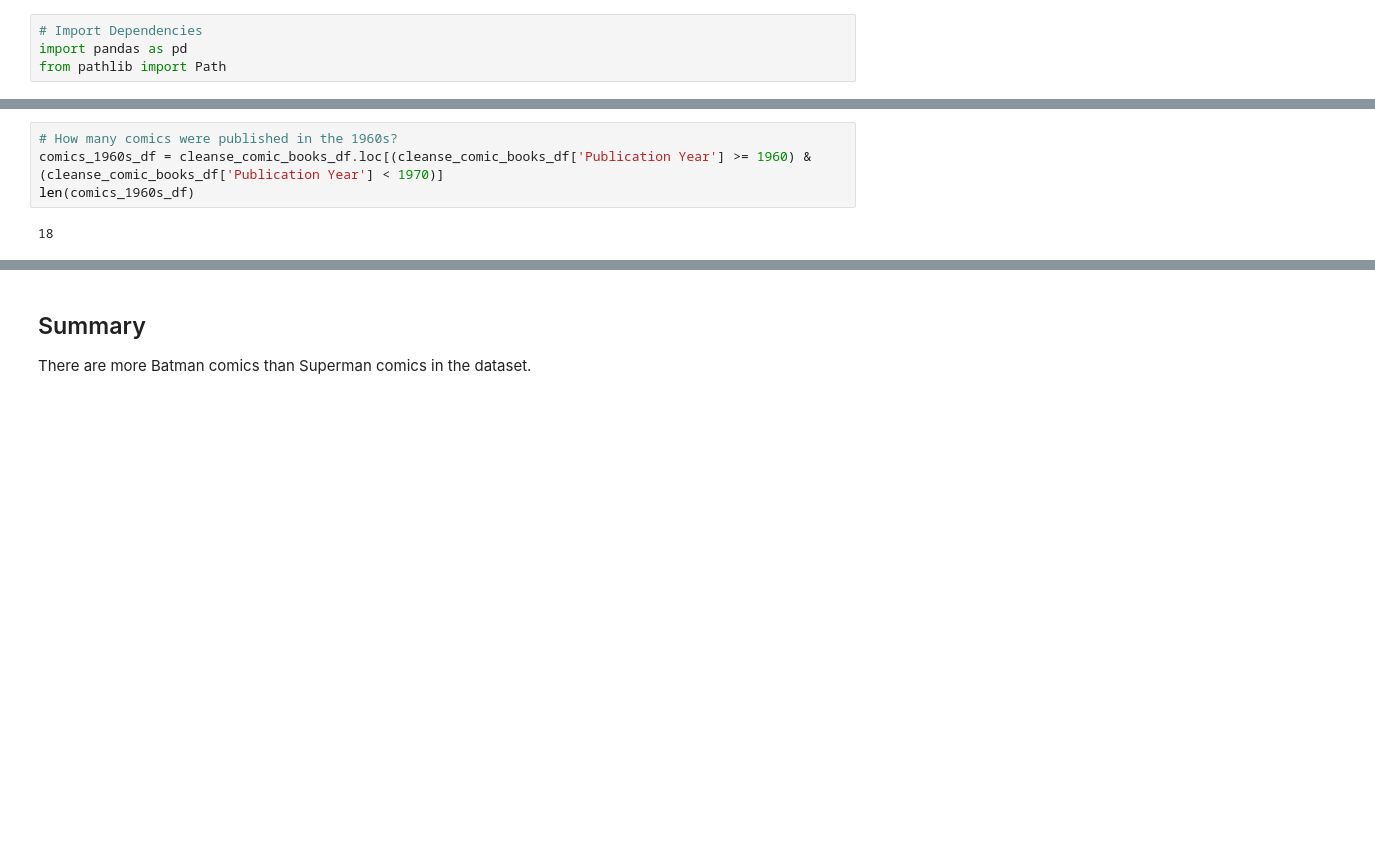
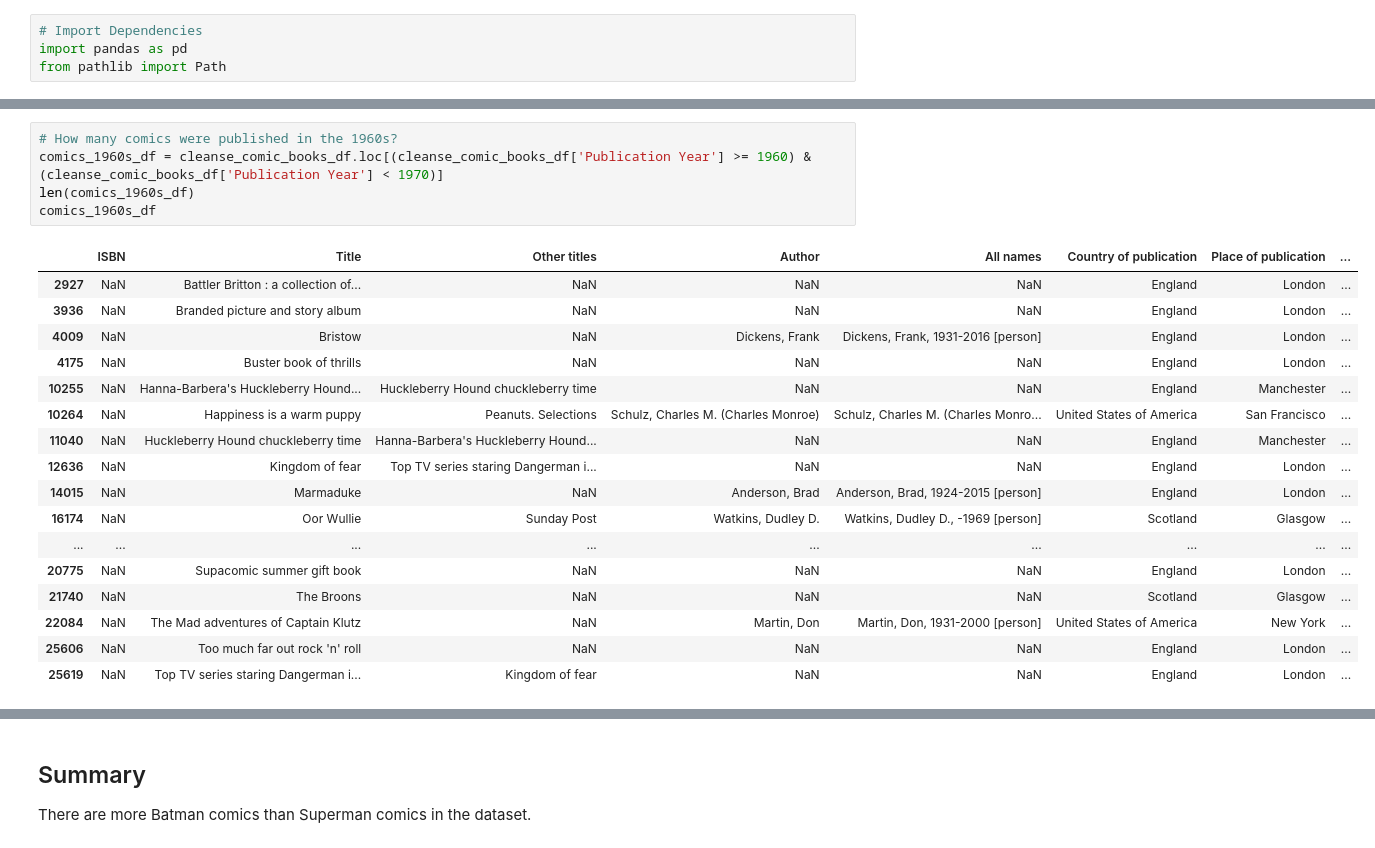
Before and after one commit to juanlavieri/ai-bootcamp-week-4, a Jupyter notebook: M4_Class_1_Activities/08-Stu_Comic_Books_CSV/Unsolved/comic_books.ipynb, the cells around one changed output, grey strips where cells are left out. Drawn from its saved outputs; the diff is of its cells as text; blank space fills up the shorter version.

Commit message:
Fixed the comics exercise

```diff
--- a/M4_Class_1_Activities/08-Stu_Comic_Books_CSV/Unsolved/comic_books.ipynb
+++ b/M4_Class_1_Activities/08-Stu_Comic_Books_CSV/Unsolved/comic_books.ipynb
@@ -16,9 +41,26 @@ cleanse_comic_books_df = cleanse_comic_books_df.rename(columns={"Name": "Author"
 # %%
 # How many comics were published in the 1960s?
 comics_1960s_df = cleanse_comic_books_df.loc[(cleanse_comic_books_df['Publication Year'] >= 1960) & (cleanse_comic_books_df['Publication Year'] < 1970)]
 len(comics_1960s_df)
+comics_1960s_df
 # %% [output]
-18
+|  | ISBN | Title | Other titles | Author | All names | Country of publication | Place of publication | ... |
+| 2927 | NaN | Battler Britton : a collection of... | NaN | NaN | NaN | England | London | ... |
+| 3936 | NaN | Branded picture and story album | NaN | NaN | NaN | England | London | ... |
+| 4009 | NaN | Bristow | NaN | Dickens, Frank | Dickens, Frank, 1931-2016 [person] | England | London | ... |
+| 4175 | NaN | Buster book of thrills | NaN | NaN | NaN | England | London | ... |
+| 10255 | NaN | Hanna-Barbera's Huckleberry Hound... | Huckleberry Hound chuckleberry time | NaN | NaN | England | Manchester | ... |
+| 10264 | NaN | Happiness is a warm puppy | Peanuts. Selections | Schulz, Charles M. (Charles Monroe) | Schulz, Charles M. (Charles Monro... | United States of America | San Francisco | ... |
+| 11040 | NaN | Huckleberry Hound chuckleberry time | Hanna-Barbera's Huckleberry Hound... | NaN | NaN | England | Manchester | ... |
+| 12636 | NaN | Kingdom of fear | Top TV series staring Dangerman i... | NaN | NaN | England | London | ... |
+| 14015 | NaN | Marmaduke | NaN | Anderson, Brad | Anderson, Brad, 1924-2015 [person] | England | London | ... |
+| 16174 | NaN | Oor Wullie | Sunday Post | Watkins, Dudley D. | Watkins, Dudley D., -1969 [person] | Scotland | Glasgow | ... |
+| ... | ... | ... | ... | ... | ... | ... | ... | ... |
+| 20775 | NaN | Supacomic summer gift book | NaN | NaN | NaN | England | London | ... |
+| 21740 | NaN | The Broons | NaN | NaN | NaN | Scotland | Glasgow | ... |
+| 22084 | NaN | The Mad adventures of Captain Klutz | NaN | Martin, Don | Martin, Don, 1931-2000 [person] | United States of America | New York | ... |
+| 25606 | NaN | Too much far out rock 'n' roll | NaN | NaN | NaN | England | London | ... |
+| 25619 | NaN | Top TV series staring Dangerman i... | Kingdom of fear | NaN | NaN | England | London | ... |
 # %%
 # Are there more batman comics or superman comics?
 # To start, how many batman comics are listed?
```
Also changed, not shown: parts of 5 cells of this notebook.
